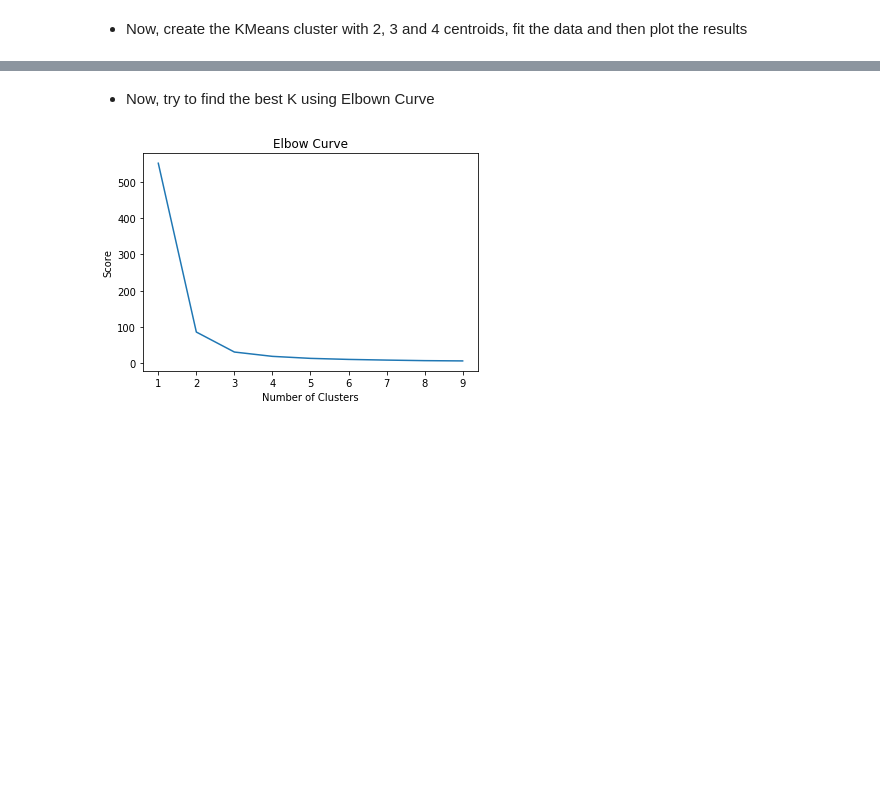
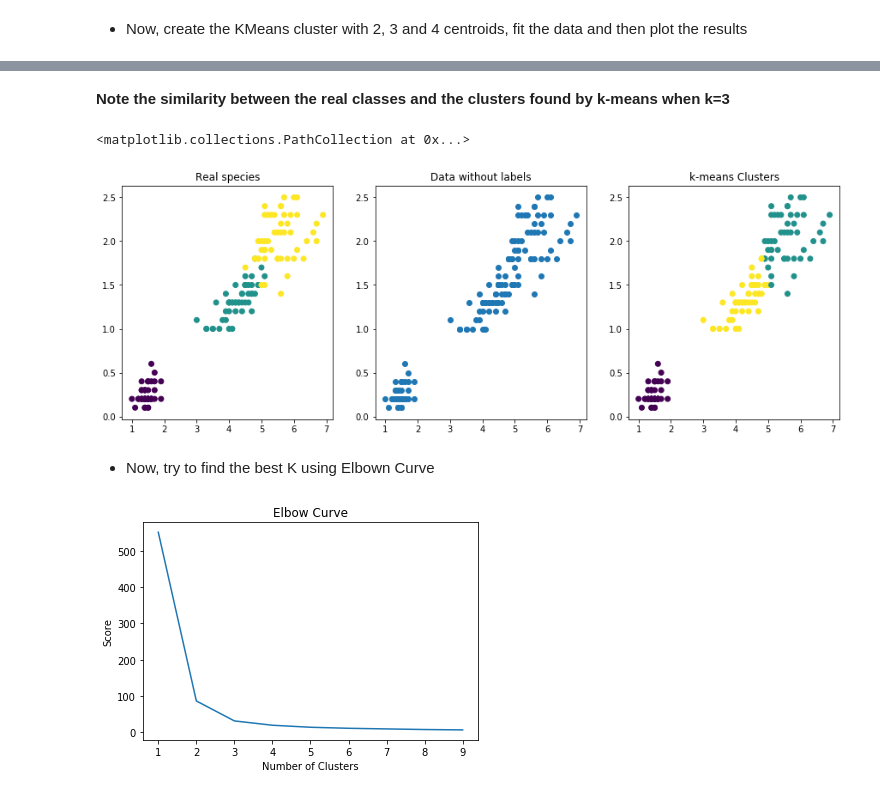
Before and after one commit to JPMagalhaesCESAR/MLIntro, a Jupyter notebook: notebooks/k-means/Iris-kmeans.ipynb, the cells around one changed output, grey strips where cells are left out. Cells and saved outputs as stored; diff of their text form; code cells hidden in the pictures; blank space fills up the shorter version.

```diff
--- a/notebooks/k-means/Iris-kmeans.ipynb
+++ b/notebooks/k-means/Iris-kmeans.ipynb
@@ -50,3 +50,21 @@ plt.scatter(c4[:, 0], c4[:, 1], c='red', s=200, alpha=0.5);
+# %% [markdown]
+**Note the similarity between the real classes and the clusters found by k-means when k=3**
+# %%
+plt.figure(figsize=(15, 5))
+plt.subplot(131)
+plt.title("Real species")
+plt.scatter(X[:, 0], X[:, 1], c=y_iris)
+
+plt.subplot(132)
+plt.title("Data without labels")
+plt.scatter(X[:, 0], X[:, 1])
+
+plt.subplot(133)
+plt.title("k-means Clusters")
+plt.scatter(X[:, 0], X[:, 1], c=km3.labels_)
+# %% [output]
+<matplotlib.collections.PathCollection at 0x...>
+[figure, added]
 # %% [markdown]
 - Now, try to find the best K using Elbown Curve
 # %%
```
Also changed, not shown: parts of 3 cells of this notebook, 5 other files.
